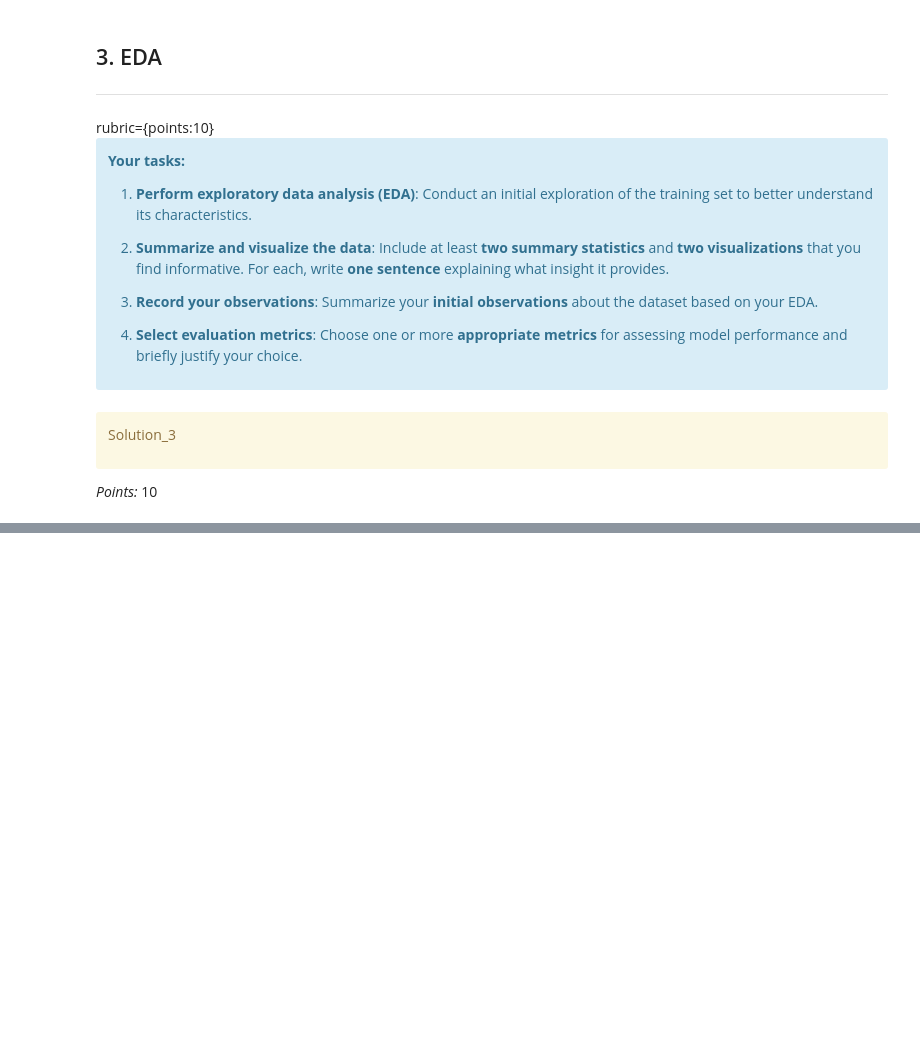
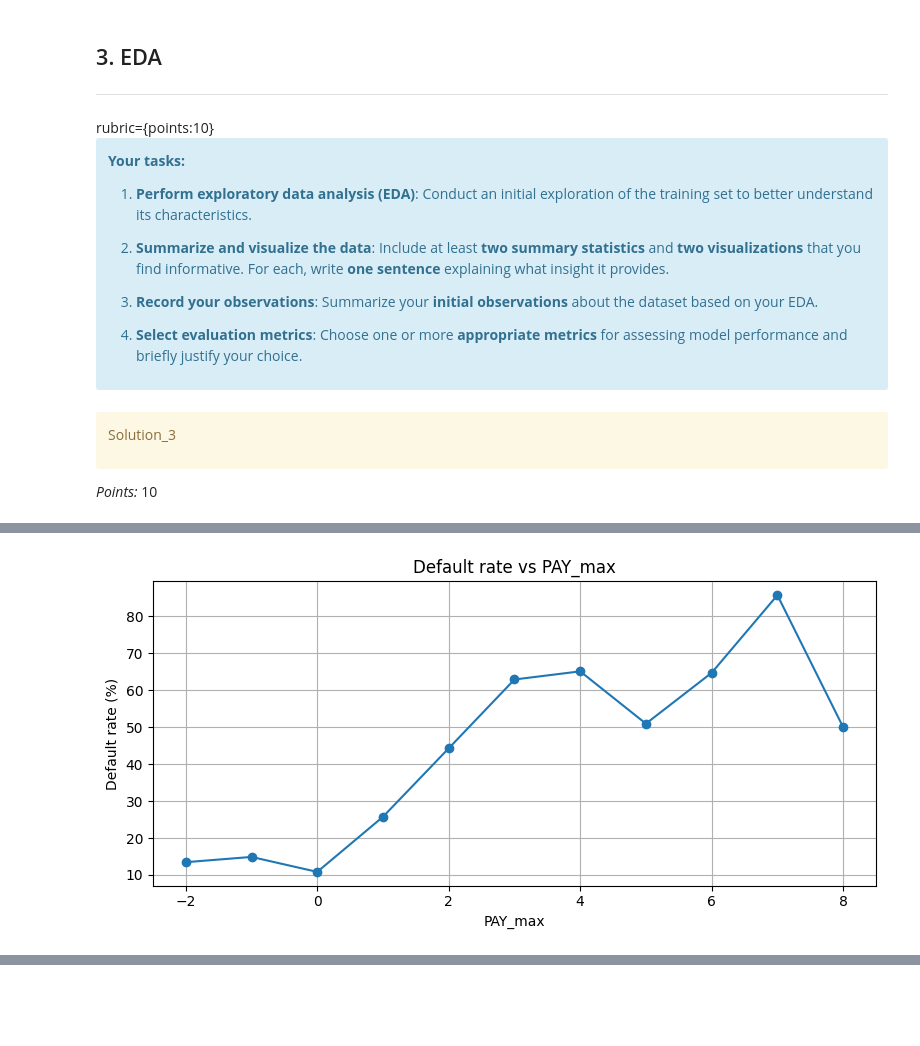
Before and after one commit to moraesand/hw5_cpsc330, a Jupyter notebook: hw5.ipynb, the cells around one changed output, grey strips where cells are left out. Drawn from its saved outputs; the diff is of its cells as text; code cells hidden in the pictures; blank space fills up the shorter version.

```diff
--- a/hw5.ipynb
+++ b/hw5.ipynb
@@ -216,0 +334,21 @@ _Type your answer here, replacing this text._
+# %%
+# --- Visualization 1: Default rate vs. PAY (most recent repayment status) ---
+plt.figure(figsize=(8,4))
+
+pay_headers = ['PAY_0', 'PAY_2', 'PAY_3',
+               'PAY_4', 'PAY_5', 'PAY_6']
+
+train_pay["PAY_max"] = train_pay[pay_headers].max(axis=1)
+rate = train_pay.groupby("PAY_max")["target"].mean().sort_index()
+
+plt.plot(rate.index, rate.values * 100, marker="o")
+
+plt.xlabel("PAY_max")
+plt.ylabel("Default rate (%)")
+plt.title("Default rate vs PAY_max")
+plt.grid(True)
+
+plt.tight_layout()
+plt.show()
+# %% [output]
+[figure, added]
```
Also changed, not shown: parts of 24 cells of this notebook, 2 other files.
